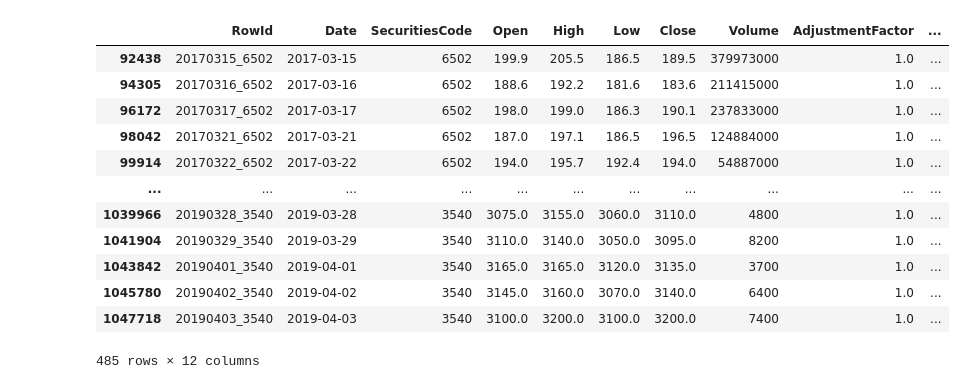
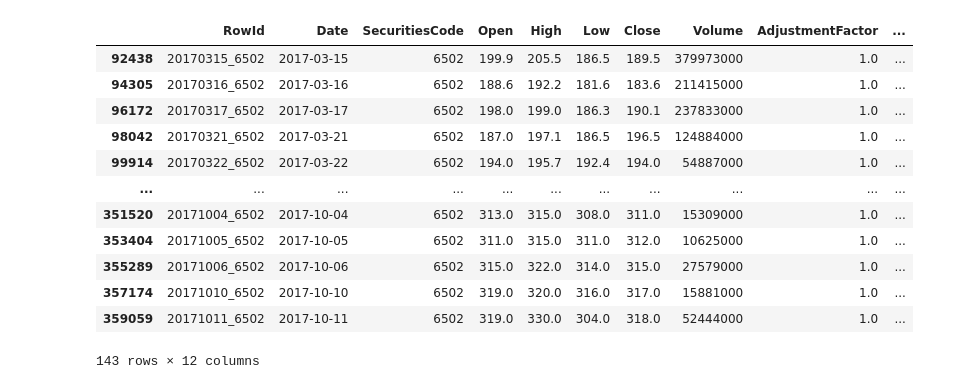
Before and after one commit to edenni/jpx, a Jupyter notebook: notebook/eda.ipynb, the cells around one changed output. Cells and saved outputs as stored; diff of their text form; code cells hidden in the pictures.

```diff
--- a/notebook/eda.ipynb
+++ b/notebook/eda.ipynb
@@ -16,5 +20,5 @@ sns.set()
 # %%
-delist = df_price[df_price.SupervisionFlag == True].SecuritiesCode.unique()[:3]
+delist = df_price[df_price.SupervisionFlag == True].SecuritiesCode.unique()[1:]
 normal = df_price[df_price.SupervisionFlag == False].SecuritiesCode.unique()[:3]
 df_delist = df_price[df_price.SecuritiesCode.isin(delist)]
 df_normal = df_price[df_price.SecuritiesCode.isin(normal)]
@@ -31,16 +35,16 @@ sns.lineplot(data=df[df.SecuritiesCode.isin(normal)], x='Date', y='Close', hue='
 # %%
-df[df.SupervisionFlag == True]
+df[(df.SecuritiesCode == 6502) & (df.SupervisionFlag==True)]
 # %% [output]
 |  | RowId | Date | SecuritiesCode | Open | High | Low | Close | Volume | AdjustmentFactor | ... |
 | 92438 | 20170315_6502 | 2017-03-15 | 6502 | 199.9 | 205.5 | 186.5 | 189.5 | 379973000 | 1.0 | ... |
 | 94305 | 20170316_6502 | 2017-03-16 | 6502 | 188.6 | 192.2 | 181.6 | 183.6 | 211415000 | 1.0 | ... |
 | 96172 | 20170317_6502 | 2017-03-17 | 6502 | 198.0 | 199.0 | 186.3 | 190.1 | 237833000 | 1.0 | ... |
 | 98042 | 20170321_6502 | 2017-03-21 | 6502 | 187.0 | 197.1 | 186.5 | 196.5 | 124884000 | 1.0 | ... |
 | 99914 | 20170322_6502 | 2017-03-22 | 6502 | 194.0 | 195.7 | 192.4 | 194.0 | 54887000 | 1.0 | ... |
 | ... | ... | ... | ... | ... | ... | ... | ... | ... | ... | ... |
-| 1039966 | 20190328_3540 | 2019-03-28 | 3540 | 3075.0 | 3155.0 | 3060.0 | 3110.0 | 4800 | 1.0 | ... |
-| 1041904 | 20190329_3540 | 2019-03-29 | 3540 | 3110.0 | 3140.0 | 3050.0 | 3095.0 | 8200 | 1.0 | ... |
-| 1043842 | 20190401_3540 | 2019-04-01 | 3540 | 3165.0 | 3165.0 | 3120.0 | 3135.0 | 3700 | 1.0 | ... |
-| 1045780 | 20190402_3540 | 2019-04-02 | 3540 | 3145.0 | 3160.0 | 3070.0 | 3140.0 | 6400 | 1.0 | ... |
-| 1047718 | 20190403_3540 | 2019-04-03 | 3540 | 3100.0 | 3200.0 | 3100.0 | 3200.0 | 7400 | 1.0 | ... |
+| 351520 | 20171004_6502 | 2017-10-04 | 6502 | 313.0 | 315.0 | 308.0 | 311.0 | 15309000 | 1.0 | ... |
+| 353404 | 20171005_6502 | 2017-10-05 | 6502 | 311.0 | 315.0 | 311.0 | 312.0 | 10625000 | 1.0 | ... |
+| 355289 | 20171006_6502 | 2017-10-06 | 6502 | 315.0 | 322.0 | 314.0 | 315.0 | 27579000 | 1.0 | ... |
+| 357174 | 20171010_6502 | 2017-10-10 | 6502 | 319.0 | 320.0 | 316.0 | 317.0 | 15881000 | 1.0 | ... |
+| 359059 | 20171011_6502 | 2017-10-11 | 6502 | 319.0 | 330.0 | 304.0 | 318.0 | 52444000 | 1.0 | ... |
-485 rows × 12 columns
+143 rows × 12 columns
```
Also changed, not shown: parts of 2 cells of this notebook, 7 other files.
